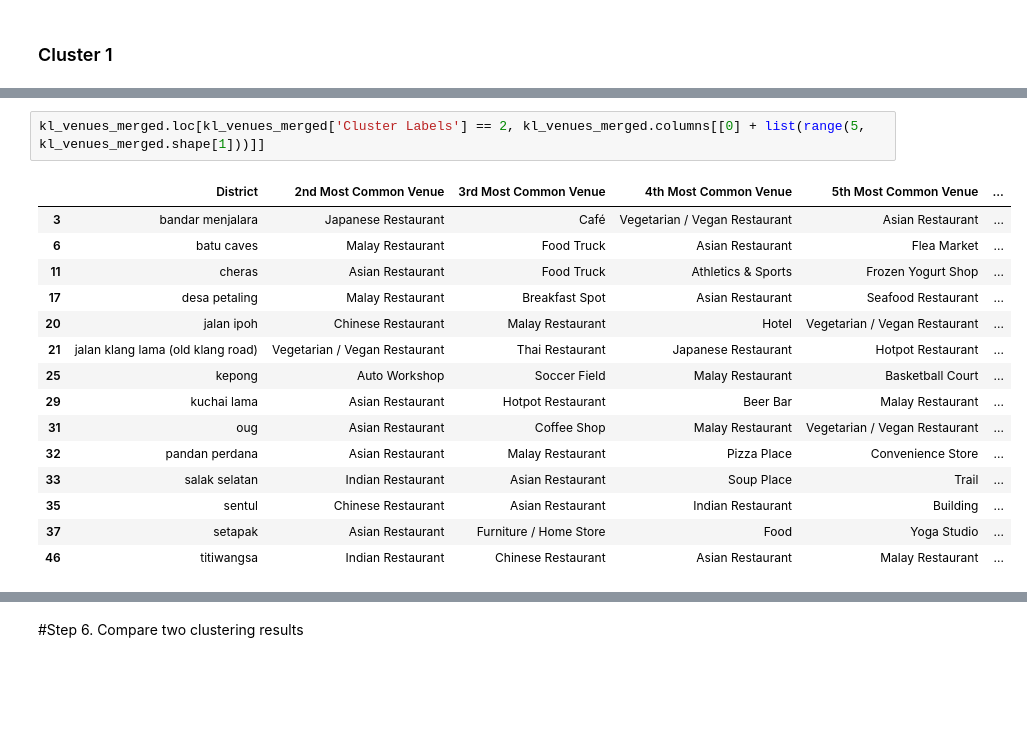
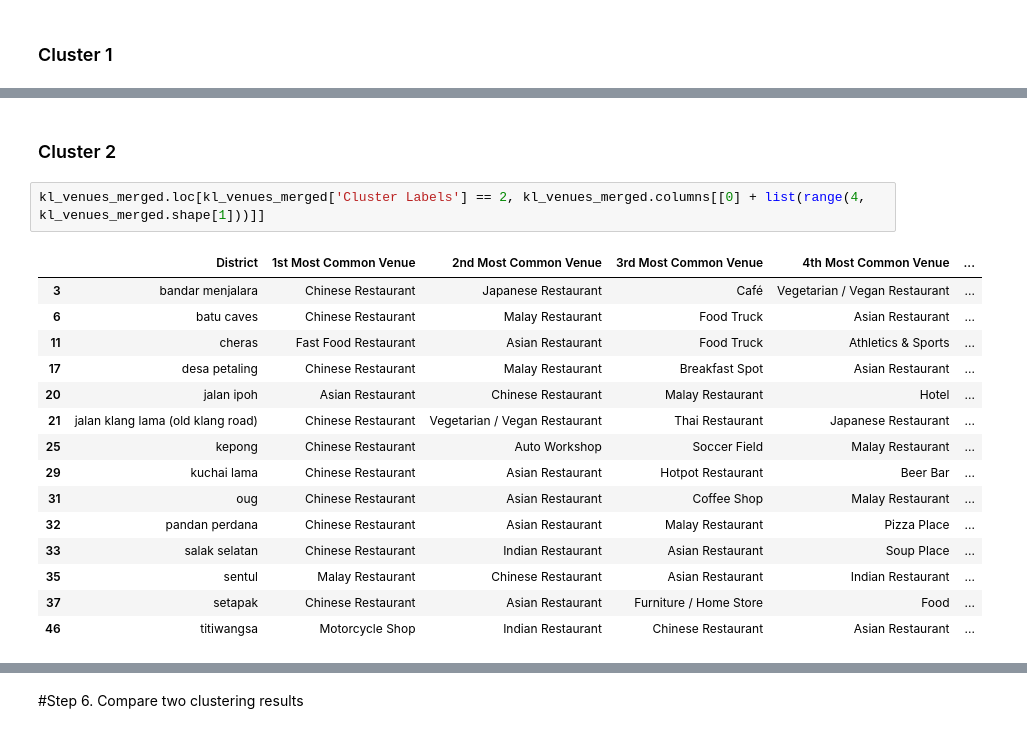
Before and after one commit to anvarnarz/ML-clustering-kl-properties-vs-venues, a Jupyter notebook: main.ipynb, the cells around one changed output, grey strips where cells are left out. Saved outputs shown, nothing was run; the diff lists cells and outputs as text; blank space fills up the shorter version.

```diff
--- a/main.ipynb
+++ b/main.ipynb
@@ -765,18 +785,20 @@ kl_venues_merged.loc[kl_venues_merged['Cluster Labels'] == 0, kl_venues_merged.c
+# %% [markdown]
+### Cluster 2
 # %%
-kl_venues_merged.loc[kl_venues_merged['Cluster Labels'] == 2, kl_venues_merged.columns[[0] + list(range(5, kl_venues_merged.shape[1]))]]
+kl_venues_merged.loc[kl_venues_merged['Cluster Labels'] == 2, kl_venues_merged.columns[[0] + list(range(4, kl_venues_merged.shape[1]))]]
 # %% [output]
-|  | District | 2nd Most Common Venue | 3rd Most Common Venue | 4th Most Common Venue | 5th Most Common Venue | ... |
-| 3 | bandar menjalara | Japanese Restaurant | Café | Vegetarian / Vegan Restaurant | Asian Restaurant | ... |
-| 6 | batu caves | Malay Restaurant | Food Truck | Asian Restaurant | Flea Market | ... |
-| 11 | cheras | Asian Restaurant | Food Truck | Athletics & Sports | Frozen Yogurt Shop | ... |
-| 17 | desa petaling | Malay Restaurant | Breakfast Spot | Asian Restaurant | Seafood Restaurant | ... |
-| 20 | jalan ipoh | Chinese Restaurant | Malay Restaurant | Hotel | Vegetarian / Vegan Restaurant | ... |
-| 21 | jalan klang lama (old klang road) | Vegetarian / Vegan Restaurant | Thai Restaurant | Japanese Restaurant | Hotpot Restaurant | ... |
-| 25 | kepong | Auto Workshop | Soccer Field | Malay Restaurant | Basketball Court | ... |
-| 29 | kuchai lama | Asian Restaurant | Hotpot Restaurant | Beer Bar | Malay Restaurant | ... |
-| 31 | oug | Asian Restaurant | Coffee Shop | Malay Restaurant | Vegetarian / Vegan Restaurant | ... |
-| 32 | pandan perdana | Asian Restaurant | Malay Restaurant | Pizza Place | Convenience Store | ... |
-| 33 | salak selatan | Indian Restaurant | Asian Restaurant | Soup Place | Trail | ... |
-| 35 | sentul | Chinese Restaurant | Asian Restaurant | Indian Restaurant | Building | ... |
-| 37 | setapak | Asian Restaurant | Furniture / Home Store | Food | Yoga Studio | ... |
-| 46 | titiwangsa | Indian Restaurant | Chinese Restaurant | Asian Restaurant | Malay Restaurant | ... |
+|  | District | 1st Most Common Venue | 2nd Most Common Venue | 3rd Most Common Venue | 4th Most Common Venue | ... |
+| 3 | bandar menjalara | Chinese Restaurant | Japanese Restaurant | Café | Vegetarian / Vegan Restaurant | ... |
+| 6 | batu caves | Chinese Restaurant | Malay Restaurant | Food Truck | Asian Restaurant | ... |
+| 11 | cheras | Fast Food Restaurant | Asian Restaurant | Food Truck | Athletics & Sports | ... |
+| 17 | desa petaling | Chinese Restaurant | Malay Restaurant | Breakfast Spot | Asian Restaurant | ... |
+| 20 | jalan ipoh | Asian Restaurant | Chinese Restaurant | Malay Restaurant | Hotel | ... |
+| 21 | jalan klang lama (old klang road) | Chinese Restaurant | Vegetarian / Vegan Restaurant | Thai Restaurant | Japanese Restaurant | ... |
+| 25 | kepong | Chinese Restaurant | Auto Workshop | Soccer Field | Malay Restaurant | ... |
+| 29 | kuchai lama | Chinese Restaurant | Asian Restaurant | Hotpot Restaurant | Beer Bar | ... |
+| 31 | oug | Chinese Restaurant | Asian Restaurant | Coffee Shop | Malay Restaurant | ... |
+| 32 | pandan perdana | Chinese Restaurant | Asian Restaurant | Malay Restaurant | Pizza Place | ... |
+| 33 | salak selatan | Chinese Restaurant | Indian Restaurant | Asian Restaurant | Soup Place | ... |
+| 35 | sentul | Malay Restaurant | Chinese Restaurant | Asian Restaurant | Indian Restaurant | ... |
+| 37 | setapak | Chinese Restaurant | Asian Restaurant | Furniture / Home Store | Food | ... |
+| 46 | titiwangsa | Motorcycle Shop | Indian Restaurant | Chinese Restaurant | Asian Restaurant | ... |
```
Also changed, not shown: parts of 5 cells of this notebook, 4 other files.
